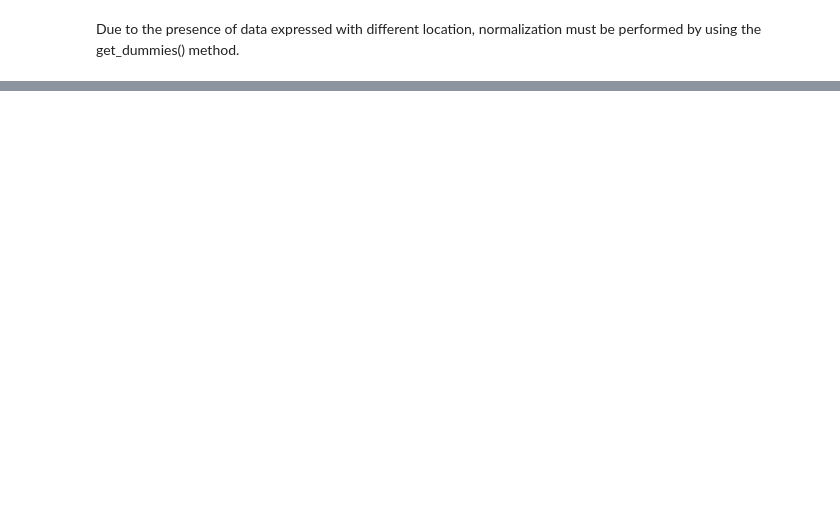
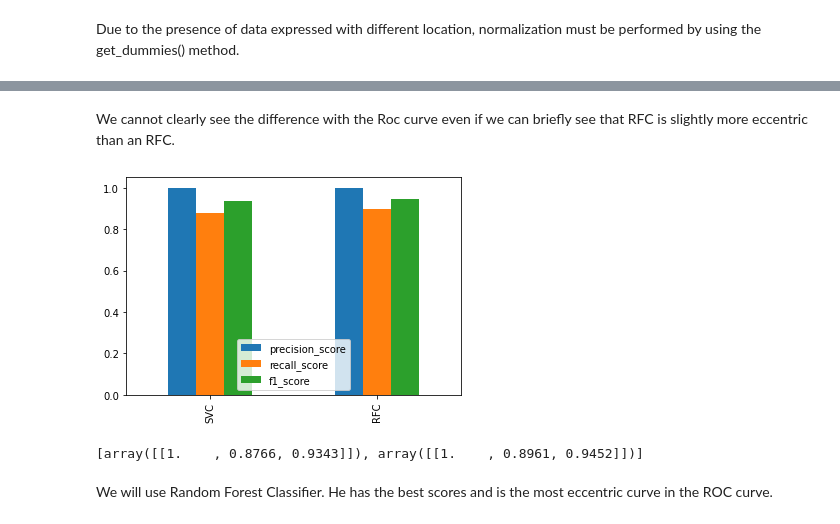
Before and after one commit to Azymir/Autism-Adult-Dataset-UCI-EDA_Classification, a Jupyter notebook: Autism-Adult-Dataset-UCI_Notebook.ipynb, the cells around one changed output, grey strips where cells are left out. Cells and saved outputs as stored; diff of their text form; code cells hidden in the pictures; blank space fills up the shorter version.

```diff
--- a/Autism-Adult-Dataset-UCI_Notebook.ipynb
+++ b/Autism-Adult-Dataset-UCI_Notebook.ipynb
@@ -448,0 +454,6 @@ array([[1.  , 0.2 , 0.33]])
+# %%
+A = np.array([ round(metrics.precision_score(y_test, pred_svc),4),
+    round(metrics.recall_score(y_test, pred_svc),4),
+    round(metrics.f1_score(y_test, pred_svc),4)])
+A = np.reshape(A, (1, 3))
+A
@@ -485,0 +486,6 @@ plt.show()
+# %%
+B = np.array([ round(metrics.precision_score(y_test, pred_RFR),4),
+    round(metrics.recall_score(y_test, pred_RFR),4),
+    round(metrics.f1_score(y_test, pred_RFR),4)])
+B = np.reshape(B, (1, 3))
+B
@@ -494,0 +504,14 @@ We will use RandomForestClassifier he has the best scores and is the most eccent
+# %% [markdown]
+We cannot clearly see the difference with the Roc curve even if we can briefly see that RFC is slightly more eccentric than an RFC.
+# %%
+# plot scoring to see the difference
+Data = np.reshape([A, B], (2, 3))
+fig = pd.DataFrame(Data, columns=["precision_score", "recall_score", "f1_score"], index=['SVC', 'RFC'])
+fig.plot.bar();
+plt.show()
+print([A, B])
+# %% [output]
+[figure, added]
+[array([[1.    , 0.8766, 0.9343]]), array([[1.    , 0.8961, 0.9452]])]
+# %% [markdown]
+We will use Random Forest Classifier. He has the best scores and is the most eccentric curve in the ROC curve.
```
Also changed, not shown: parts of 45 cells of this notebook.
